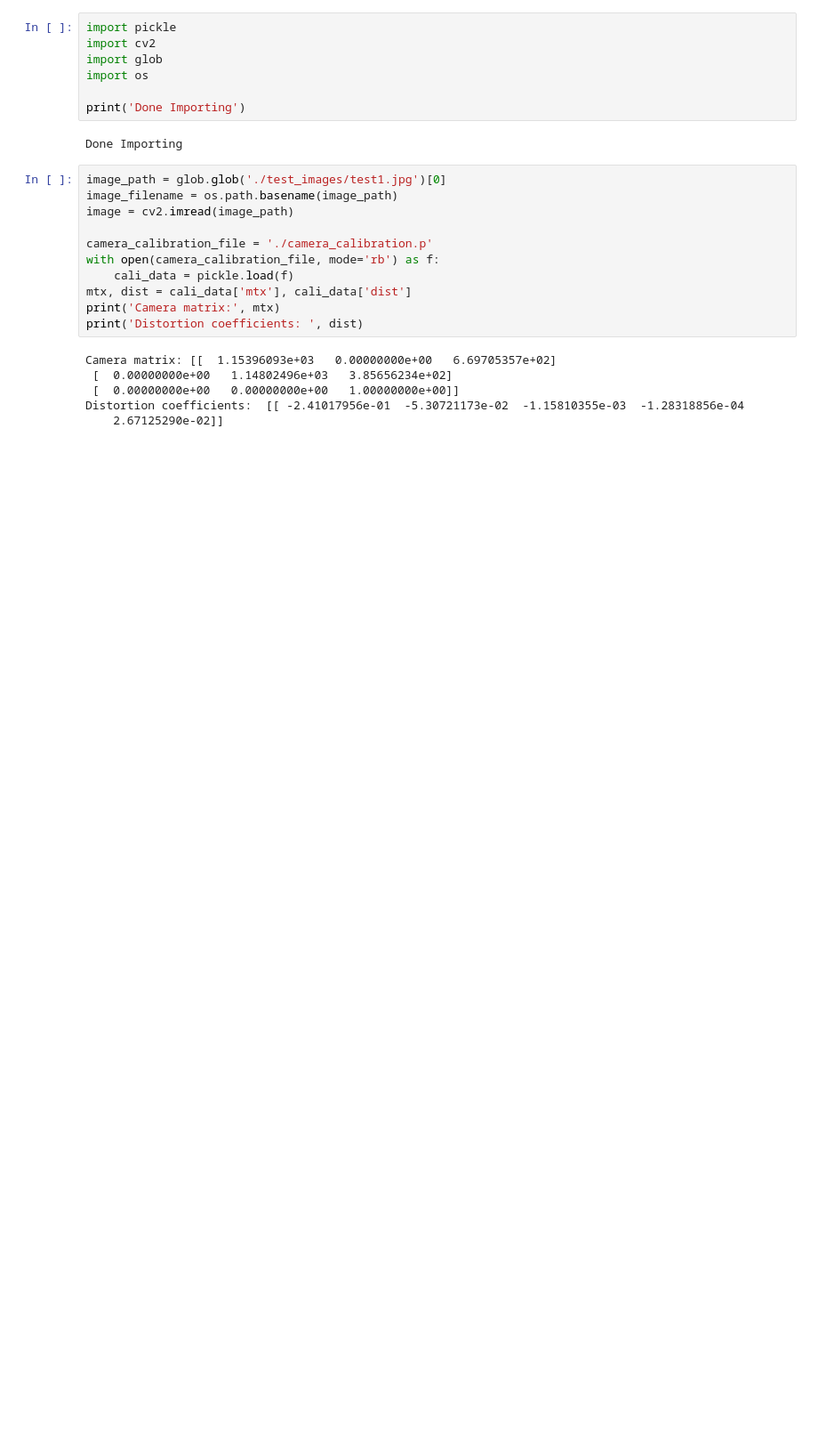
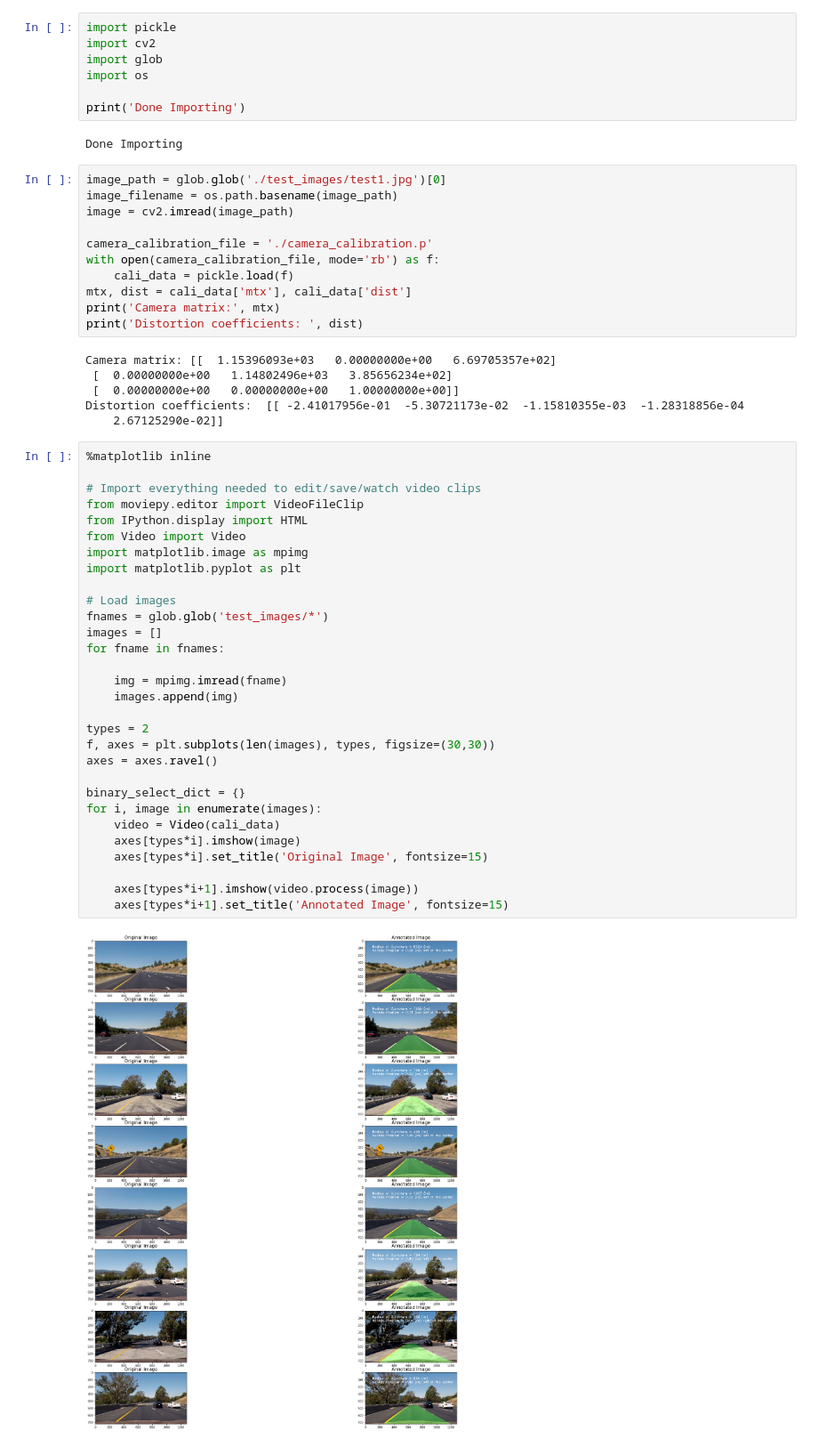
Before and after one commit to fang-yu-liu/advanced-lane-line-detection, a Jupyter notebook: advanced_lane_line_video.ipynb, the cells around one changed output. Shown at 89% size. Saved outputs shown, nothing was run; the diff lists cells and outputs as text; blank space fills up the shorter version.

Commit message:
First attempt for the video generation

```diff
--- a/advanced_lane_line_video.ipynb
+++ b/advanced_lane_line_video.ipynb
@@ -24,6 +24,38 @@ Camera matrix: [[  1.15396093e+03   0.00000000e+00   6.69705357e+02]
  [  0.00000000e+00   0.00000000e+00   1.00000000e+00]]
 Distortion coefficients:  [[ -2.41017956e-01  -5.30721173e-02  -1.15810355e-03  -1.28318856e-04
     2.67125290e-02]]
+# %%
+%matplotlib inline
+
+# Import everything needed to edit/save/watch video clips
+from moviepy.editor import VideoFileClip
+from IPython.display import HTML
+from Video import Video
+import matplotlib.image as mpimg
+import matplotlib.pyplot as plt
+
+# Load images
+fnames = glob.glob('test_images/*')
+images = []
+for fname in fnames:
+
+    img = mpimg.imread(fname)
+    images.append(img)
+
+types = 2
+f, axes = plt.subplots(len(images), types, figsize=(30,30))
+axes = axes.ravel()
+
+binary_select_dict = {}
+for i, image in enumerate(images):
+    video = Video(cali_data)
+    axes[types*i].imshow(image)
+    axes[types*i].set_title('Original Image', fontsize=15)
+
+    axes[types*i+1].imshow(video.process(image))
+    axes[types*i+1].set_title('Annotated Image', fontsize=15)
+# %% [output]
+[figure, added]
 # %%
 %matplotlib inline
 
```
Also changed, not shown: parts of 1 cell of this notebook, 2 other files.
